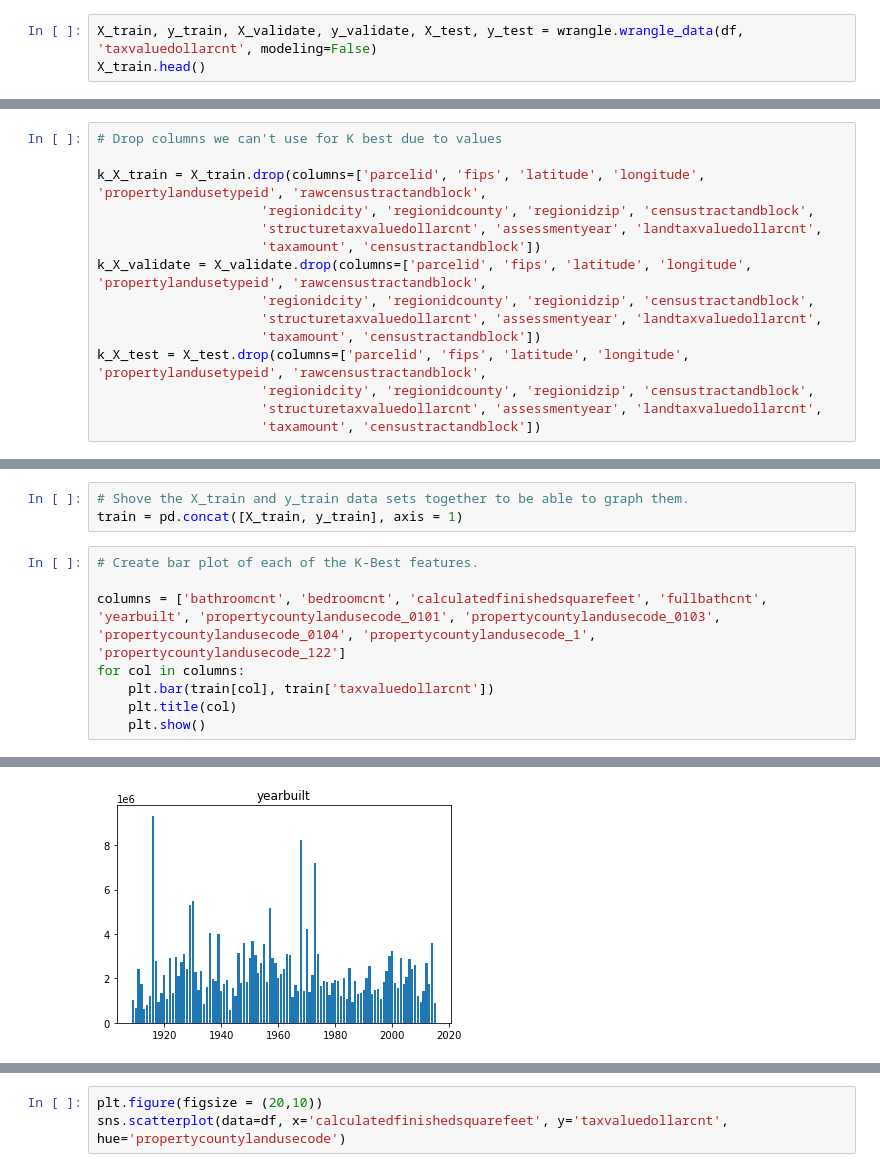
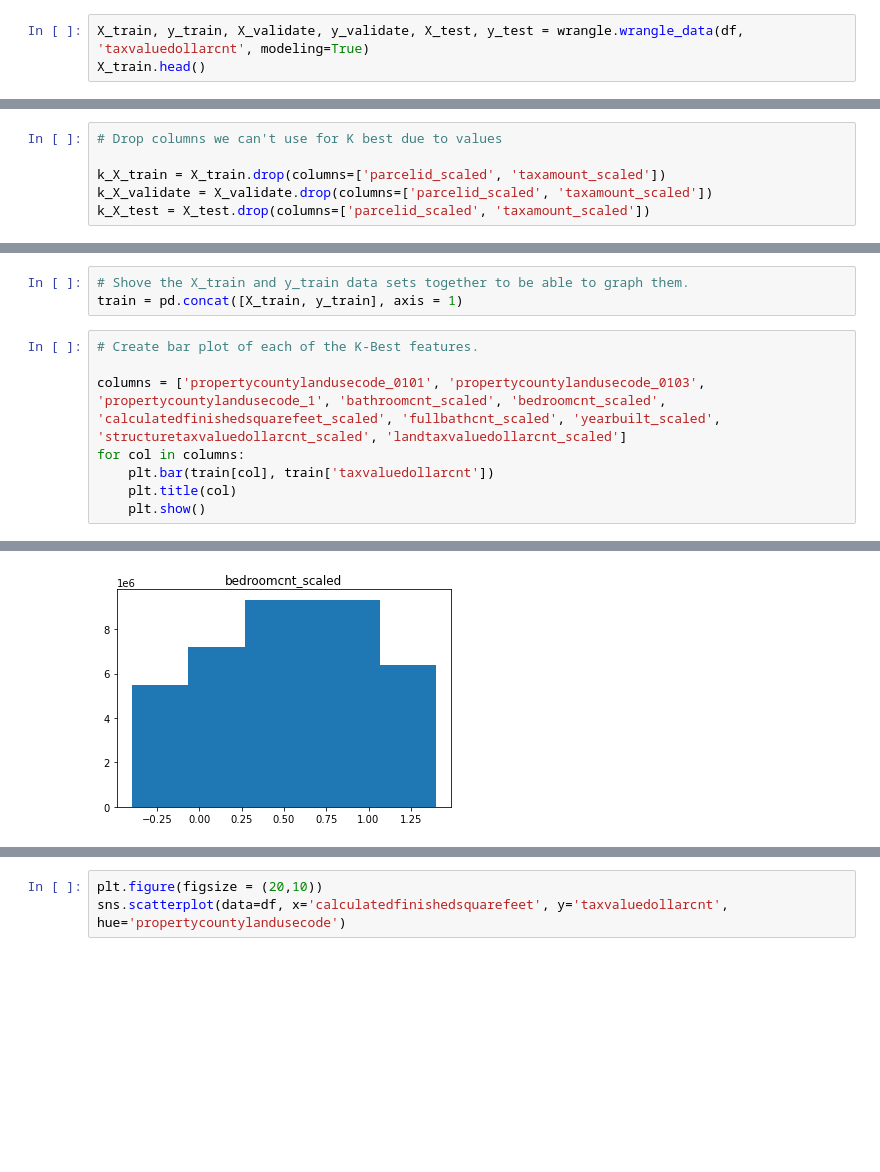
Before and after one commit to Robust-Analytics/zillow-project, a Jupyter notebook: tony_explore.ipynb, the cells around one changed output, grey strips where cells are left out. Saved outputs shown, nothing was run; the diff lists cells and outputs as text; blank space fills up the shorter version.

```diff
--- a/tony_explore.ipynb
+++ b/tony_explore.ipynb
@@ -296,6 +294,6 @@ df.drop(columns=['bathroomcnt_outlier', 'bedroomcnt_outlier', 'calculatedfinishe
 # Drop all the nan rows that are present (less than 1% of the total data)
 df.dropna(inplace=True)
 # %%
-X_train, y_train, X_validate, y_validate, X_test, y_test = wrangle.wrangle_data(df, 'taxvaluedollarcnt', modeling=False)
+X_train, y_train, X_validate, y_validate, X_test, y_test = wrangle.wrangle_data(df, 'taxvaluedollarcnt', modeling=True)
 X_train.head()
 # %% [output]
@@ -328,15 +326,6 @@ Index(['parcelid', 'bathroomcnt', 'bedroomcnt', 'calculatedfinishedsquarefeet',
 # %%
 # Drop columns we can't use for K best due to values
 
-k_X_train = X_train.drop(columns=['parcelid', 'fips', 'latitude', 'longitude', 'propertylandusetypeid', 'rawcensustractandblock',
-                     'regionidcity', 'regionidcounty', 'regionidzip', 'censustractandblock',
-                     'structuretaxvaluedollarcnt', 'assessmentyear', 'landtaxvaluedollarcnt',
-                     'taxamount', 'censustractandblock'])
-k_X_validate = X_validate.drop(columns=['parcelid', 'fips', 'latitude', 'longitude', 'propertylandusetypeid', 'rawcensustractandblock',
-                     'regionidcity', 'regionidcounty', 'regionidzip', 'censustractandblock',
-                     'structuretaxvaluedollarcnt', 'assessmentyear', 'landtaxvaluedollarcnt',
-                     'taxamount', 'censustractandblock'])
-k_X_test = X_test.drop(columns=['parcelid', 'fips', 'latitude', 'longitude', 'propertylandusetypeid', 'rawcensustractandblock',
-                     'regionidcity', 'regionidcounty', 'regionidzip', 'censustractandblock',
-                     'structuretaxvaluedollarcnt', 'assessmentyear', 'landtaxvaluedollarcnt',
-                     'taxamount', 'censustractandblock'])
+k_X_train = X_train.drop(columns=['parcelid_scaled', 'taxamount_scaled'])
+k_X_validate = X_validate.drop(columns=['parcelid_scaled', 'taxamount_scaled'])
+k_X_test = X_test.drop(columns=['parcelid_scaled', 'taxamount_scaled'])
@@ -390,7 +375,7 @@ train = pd.concat([X_train, y_train], axis = 1)
 # %%
 # Create bar plot of each of the K-Best features.
 
-columns = ['bathroomcnt', 'bedroomcnt', 'calculatedfinishedsquarefeet', 'fullbathcnt', 'yearbuilt', 'propertycountylandusecode_0101', 'propertycountylandusecode_0103', 'propertycountylandusecode_0104', 'propertycountylandusecode_1', 'propertycountylandusecode_122']
+columns = ['propertycountylandusecode_0101', 'propertycountylandusecode_0103', 'propertycountylandusecode_1', 'bathroomcnt_scaled', 'bedroomcnt_scaled', 'calculatedfinishedsquarefeet_scaled', 'fullbathcnt_scaled', 'yearbuilt_scaled', 'structuretaxvaluedollarcnt_scaled', 'landtaxvaluedollarcnt_scaled']
 for col in columns:
     plt.bar(train[col], train['taxvaluedollarcnt'])
     plt.title(col)
@@ -403 +388 @@ for col in columns:
-[figure, old version]
+[figure, new version]
```
Also changed, not shown: parts of 13 cells of this notebook.
